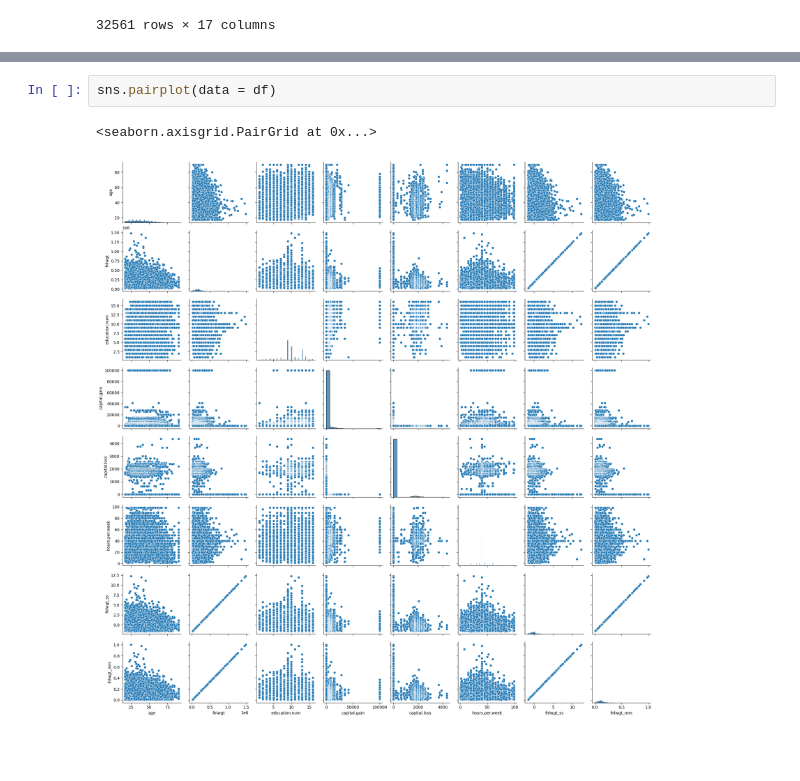
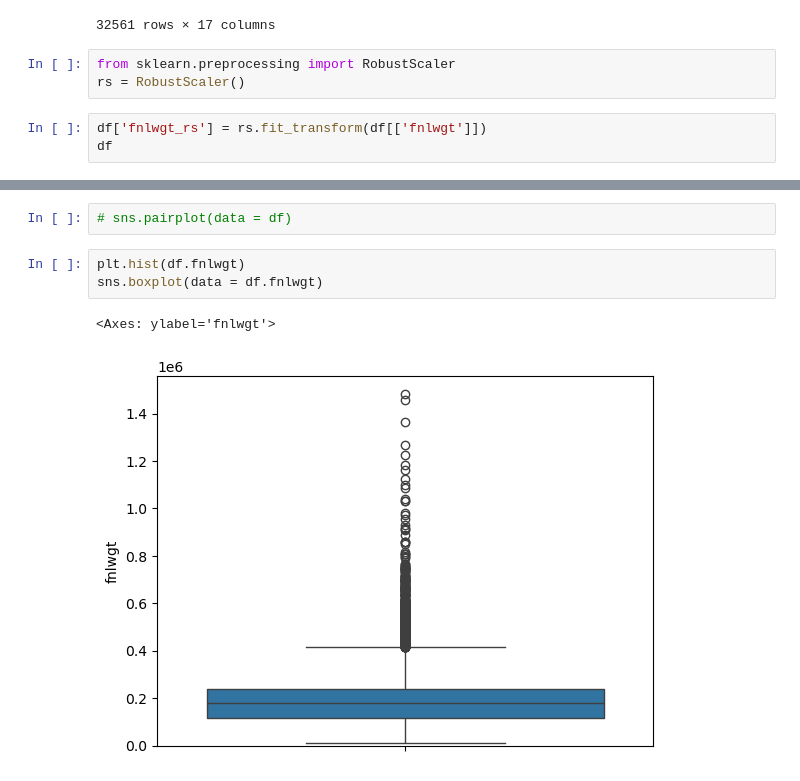
Before and after one commit to Satyam-10124/machine_learning, a Jupyter notebook: DataPreprocess.ipynb, the cells around one changed output, grey strips where cells are left out. Drawn from its saved outputs; the diff is of its cells as text; blank space fills up the shorter version.

```diff
--- a/DataPreprocess.ipynb
+++ b/DataPreprocess.ipynb
@@ -232,3 +232,9 @@ df
 | 32559 | 58 | Private | 151910 | HS-grad | 9 | Widowed | Adm-clerical | Unmarried | ... |
 | 32560 | 22 | Private | 201490 | HS-grad | 9 | Never-married | Adm-clerical | Own-child | ... |
 32561 rows × 17 columns
+# %%
+from sklearn.preprocessing import RobustScaler
+rs = RobustScaler()
+# %%
+df['fnlwgt_rs'] = rs.fit_transform(df[['fnlwgt']])
+df
@@ -235,5 +255,8 @@ df
 # %%
-sns.pairplot(data = df)
+# sns.pairplot(data = df)
-# %% [output]
-<seaborn.axisgrid.PairGrid at 0x...>
-[figure, removed]
+# %%
+plt.hist(df.fnlwgt)
+sns.boxplot(data = df.fnlwgt)
+# %% [output]
+<Axes: ylabel='fnlwgt'>
+[figure, added]
```
Also changed, not shown: parts of 26 cells of this notebook, 3 other files.
